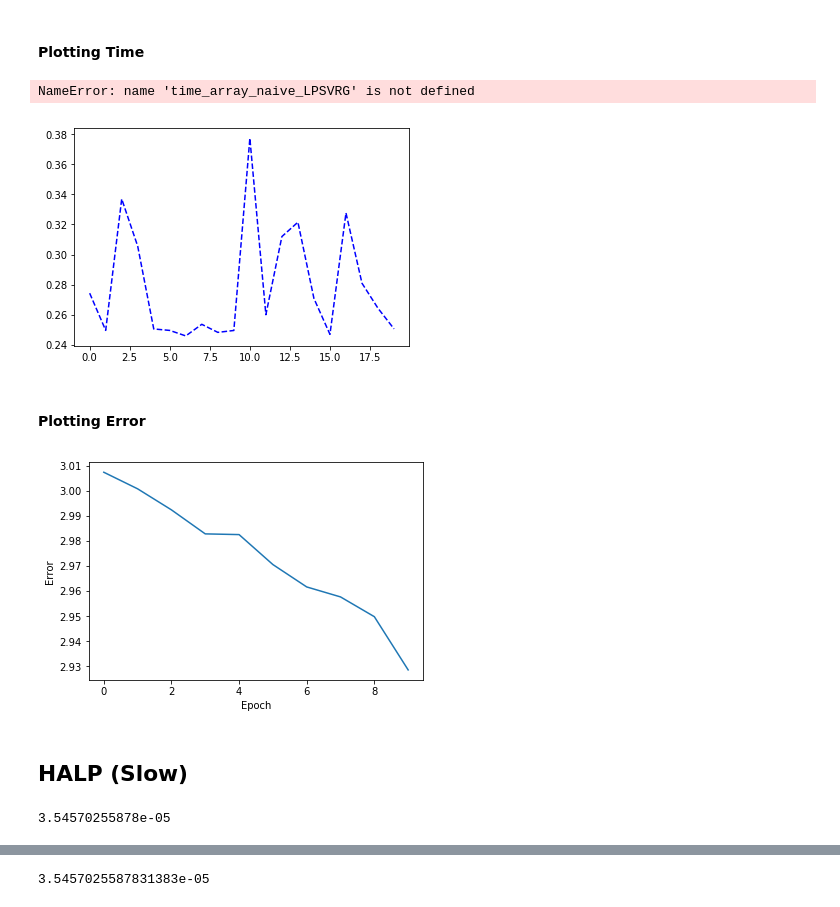
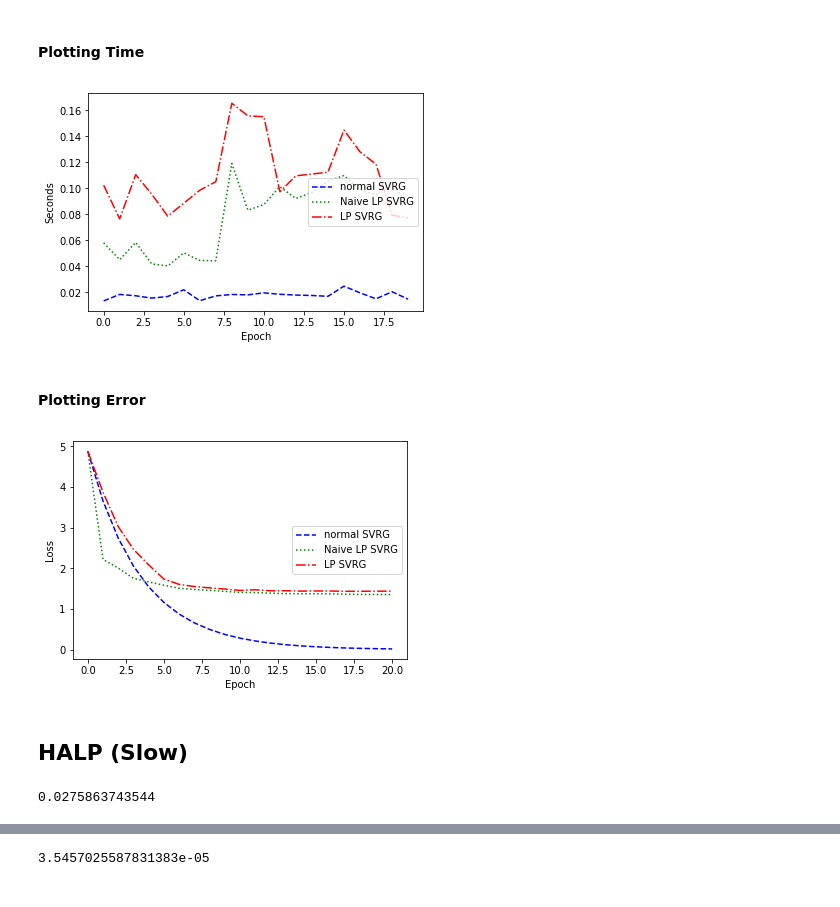
Before and after one commit to abigailshchur/Quantized-SVRG, a Jupyter notebook: Linear Regression SL.ipynb, the cells around one changed output, grey strips where cells are left out. Saved outputs shown, nothing was run; the diff lists cells and outputs as text; code cells hidden in the pictures.

```diff
--- a/Linear Regression SL.ipynb
+++ b/Linear Regression SL.ipynb
@@ -27,6 +27,10 @@ import matplotlib.pyplot as plt
 n = 10000
 d=100
 s = 1/128.0
+alpha=0.001
+w0=np.random.rand(d)
+K=20
+T=1000
 w,x,y,xt = data_generation.generate_data_low_precision_linear_regression(d,n,s)
 x_fp = p_util.low_precision_to_float(x,s)
 # %% [markdown]
@@ -40,7 +44,7 @@ Loss for SGD: 0.000530066930733
 # %% [markdown]
 ### Running normal SVRG
 # %%
-weights_svrg, time_array_normal_SVRG, loss_array_normal_SVRG = opt.svrg(0.0001, x_fp, y, 20, 2*n, calc_loss=True)
+weights_svrg, time_array_normal_SVRG, loss_array_normal_SVRG = opt.svrg(w0,alpha, x_fp, y, K, T, calc_loss=True)
 loss_svrg= opt.loss(weights_svrg, x_fp, y)
 print("Loss for Full Precision SVRG: " + str(loss_svrg))
 # %% [output]
@@ -66,7 +70,7 @@ plt.show()
 # %% [markdown]
 ### Running Naive LP SVRG  (sigma=1 b=16) = int16
 # %%
-weights_slow_lp_svrg, time_array_naive_LPSVRG, loss_array_naive_LPSVRG = naive.lp_svrg_lr(0.0001, x_fp, y, 20, 2*n)
+weights_slow_lp_svrg, time_array_naive_LPSVRG, loss_array_naive_LPSVRG = naive.lp_svrg_lr(w0,alpha, x_fp, y, K, T)
 loss_naive_LPSVRG= opt.loss(weights_slow_lp_svrg, x_fp, y)
 print(loss_naive_LPSVRG)
 # %% [output]
@@ -106,7 +110,7 @@ plt.show()
 # %% [markdown]
 ### LP-SVRG - Algorithm 3
 # %%
-weights_svrg_lp, time_array_LP_SVRG, loss_array_LP_SVRG = lp.svrg(0.0001, x, y, 10, 2*n, calc_loss=True)
+weights_svrg_lp, time_array_LP_SVRG, loss_array_LP_SVRG = lp.svrg(w0,alpha, x, y, K, T, calc_loss=True)
 loss_svrg_lp = opt.loss(weights_svrg_lp, x_fp, y)
 print(loss_svrg_lp)
 # %% [output]
@@ -152,25 +156,18 @@ loss_array_LP_SVRG
 # %%
 fig, ax = plt.subplots()
 ax.plot(time_array_normal_SVRG, 'k--', color='b', label='normal SVRG')
 ax.plot(time_array_naive_LPSVRG, 'k:',color='g', label='Naive LP SVRG')
 ax.plot(time_array_LP_SVRG, 'k-.',color='r', label='LP SVRG')
 
 plt.ylabel('Seconds')
 plt.xlabel('Epoch')
 
 legend = ax.legend(loc='right')
 legend.get_frame()
 
 plt.show()
-
-
-plt.plot(time_array_lp)
-plt.ylabel('Seconds')
-plt.xlabel('Epoch')
-plt.show()
 # %% [output]
-NameError: name 'time_array_naive_LPSVRG' is not defined
-[figure, old version]
+[figure, new version]
 # %% [markdown]
 #### Plotting Error
 # %%
@@ -188,12 +185,13 @@ legend.get_frame()
 
 plt.show()
 # %% [output]
-[figure, old version]
+[figure, new version]
 # %% [markdown]
 ## HALP (Slow)
 # %%
-weights_halp_slow, time_halp_slow_array, loss_halp_slow_array = hs.halp(0.0001, x_fp, y, 100)
+mu=3
+weights_halp_slow, time_halp_slow_array, loss_halp_slow_array = hs.halp(w0,alpha, x_fp, y, K,T,mu,16,np.int16)
 loss_halp_slow = opt.loss(weights_halp_slow, x_fp, y)
 print(loss_halp_slow)
 # %% [output]
-3.54570255878e-05
+0.0275863743544
```
Also changed, not shown: parts of 13 cells of this notebook.
